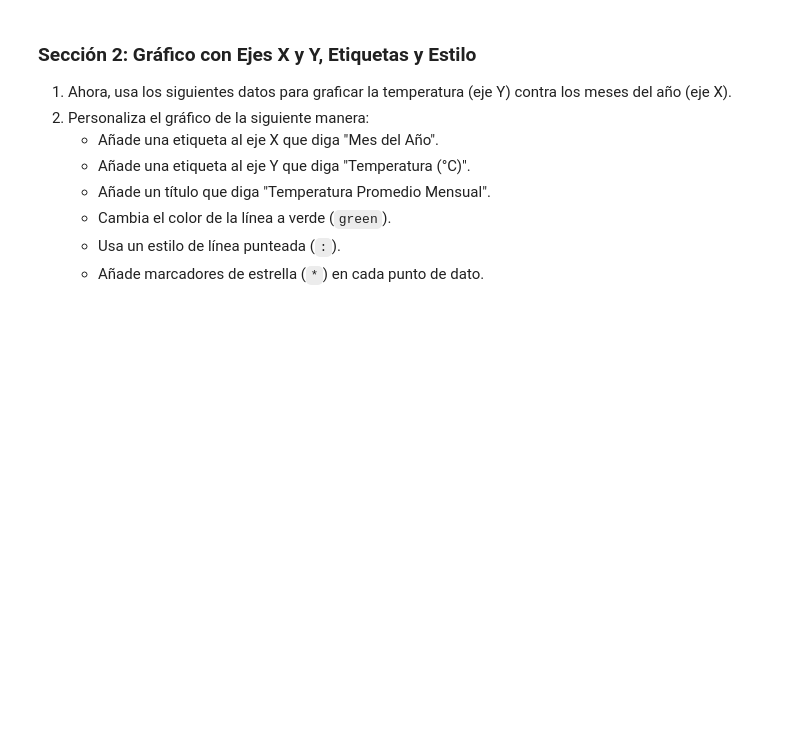
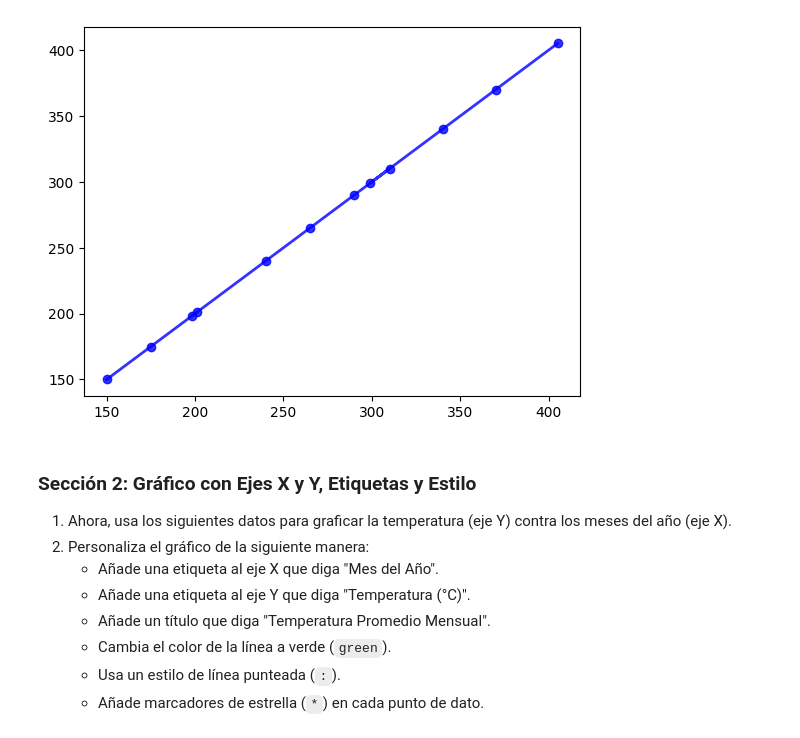
Before and after one commit to xisaach03/Practica_Numpy_1-, a Jupyter notebook: Numpy_Matplotlib_Exercises_Students.ipynb, the cells around one changed output. Cells and saved outputs as stored; diff of their text form; code cells hidden in the pictures; blank space fills up the shorter version.

```diff
--- a/Numpy_Matplotlib_Exercises_Students.ipynb
+++ b/Numpy_Matplotlib_Exercises_Students.ipynb
@@ -27,11 +44,14 @@
 # %%
 import matplotlib.pyplot as plt
 import numpy as np
 
 ventas_mensuales = [150, 175, 201, 198, 240, 265, 290, 310, 299, 340, 370, 405]
 
 # Espacio para tu respuesta de la Sección 1
-# Crea el gráfico aquí
+plt.plot(ventas_mensuales,ventas_mensuales,color='b', linewidth=2,marker="o", alpha=0.8)
+plt.show()
+# %% [output]
+[figure, added]
 # %% [markdown]
 ### Sección 2: Gráfico con Ejes X y Y, Etiquetas y Estilo
 
```
Also changed, not shown: parts of 10 cells of this notebook.
